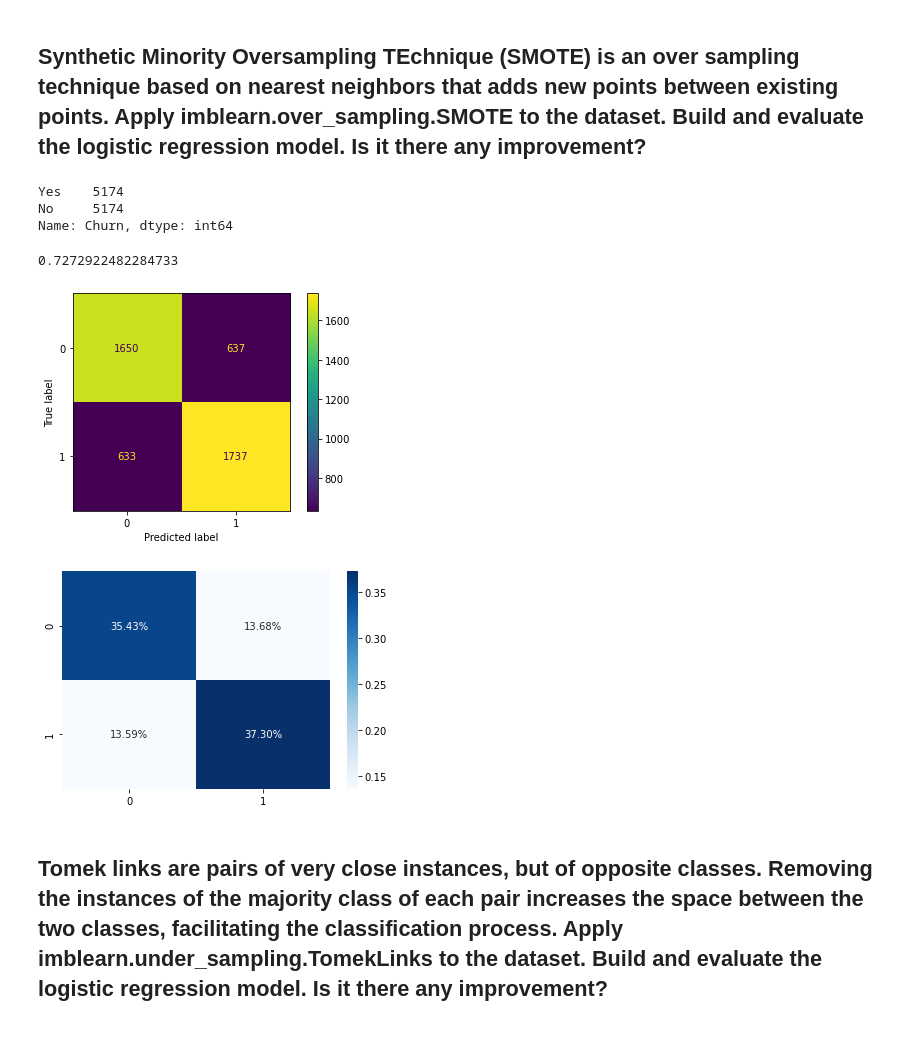
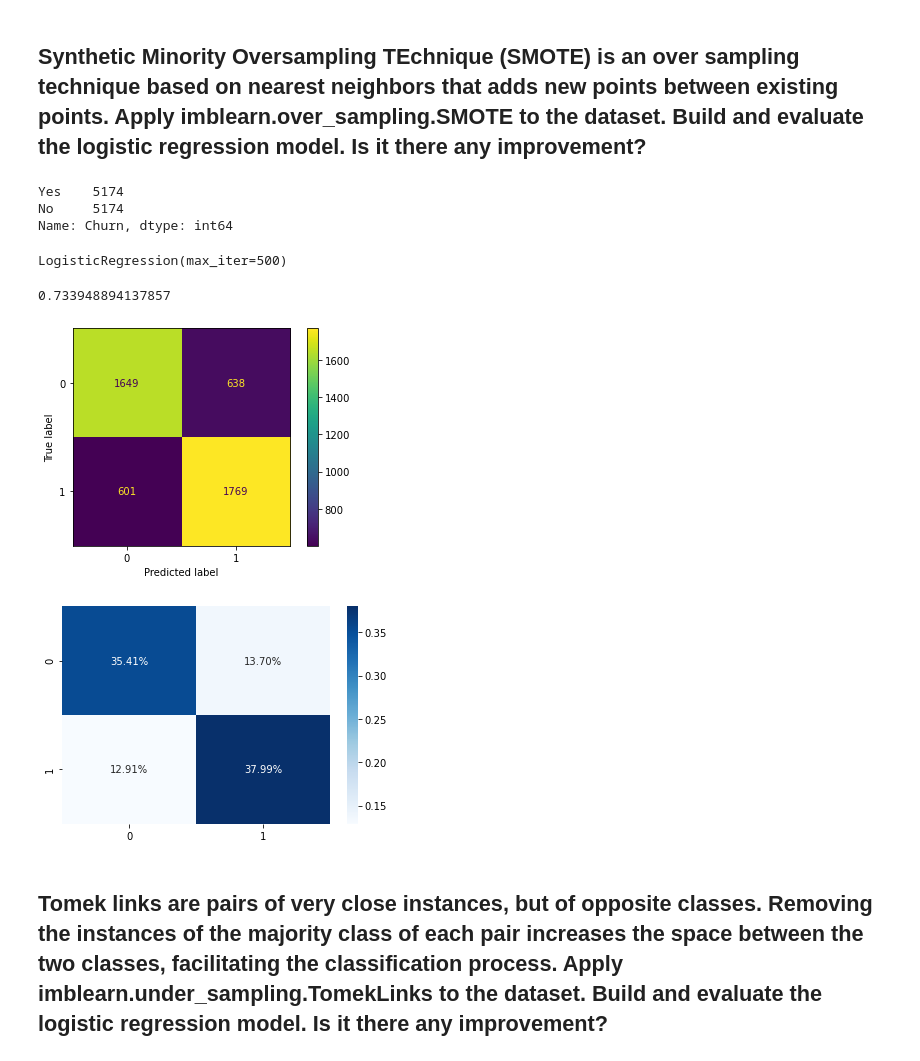
Before and after one commit to lamtranluu/lam.labwork, a Jupyter notebook: Week 4/LAB | Imbalanced data.ipynb, the cells around one changed output. Drawn from its saved outputs; the diff is of its cells as text; code cells hidden in the pictures.

Commit message:
Update part Smote _Tomelink

```diff
--- a/Week 4/LAB | Imbalanced data.ipynb
+++ b/Week 4/LAB | Imbalanced data.ipynb
@@ -132,32 +163,33 @@ X_ros,y_ros=ros.fit_resample(X_scaled,y)
-# %%
-y_ros.value_counts()
-# %% [output]
-Yes    5174
-No     5174
-Name: Churn, dtype: int64
+# %%
+sm = SMOTE(random_state=42)
+X_sm, y_sm = sm.fit_resample(Scale_X1, y)
+# %%
+y_sm.value_counts()
+# %% [output]
+Yes    5174
+No     5174
+Name: Churn, dtype: int64
 # %%
-X_train_ros,X_test_ros,y_train_ros,y_test_ros=train_test_split(X_ros,y_ros,test_size=0.45,random_state=40)
-
-## Define and apply Model - logistic regression to classify
-
-
-classification.fit(X_train_ros,y_train_ros)
-
-y_test_pred_ros=classification.predict(X_test_ros)
-
-accuracy_score(y_test_ros, y_test_pred_ros)
+X_train_sm,X_test_sm,y_train_sm,y_test_sm=train_test_split(X_sm,y_sm,test_size=0.45,random_state=40)
+classification.fit(X_train_sm,y_train_sm)
 # %% [output]
-0.7272922482284733
+LogisticRegression(max_iter=500)
+# %%
+predict=classification.predict(X_test_sm)
+
+accuracy_score(y_test_sm,predict)
+# %% [output]
+0.733948894137857
 # %%
-cm_ros=confusion_matrix(y_test_ros,y_test_pred_ros)
-disp=ConfusionMatrixDisplay(confusion_matrix=cm_ros)
+cm_smote=confusion_matrix(y_test_sm,predict)
+disp=ConfusionMatrixDisplay(confusion_matrix=cm_smote)
 disp.plot();
 # %% [output]
-[figure, old version]
+[figure, new version]
 # %%
-sns.heatmap(cm_ros/np.sum(cm_ros), annot=True, fmt='.2%',cmap='Blues');
+sns.heatmap(cm_smote/np.sum(cm_smote), annot=True, fmt='.2%',cmap='Blues');
 # %% [output]
-[figure, old version]
+[figure, new version]
 # %% [markdown]
 ## Tomek links are pairs of very close instances, but of opposite classes. Removing the instances of the majority class of each pair increases the space between the two classes, facilitating the classification process. Apply imblearn.under_sampling.TomekLinks to the dataset. Build and evaluate the logistic regression model. Is it there any improvement?
 # %%
```
Also changed, not shown: parts of 31 cells of this notebook, 1 other file.
